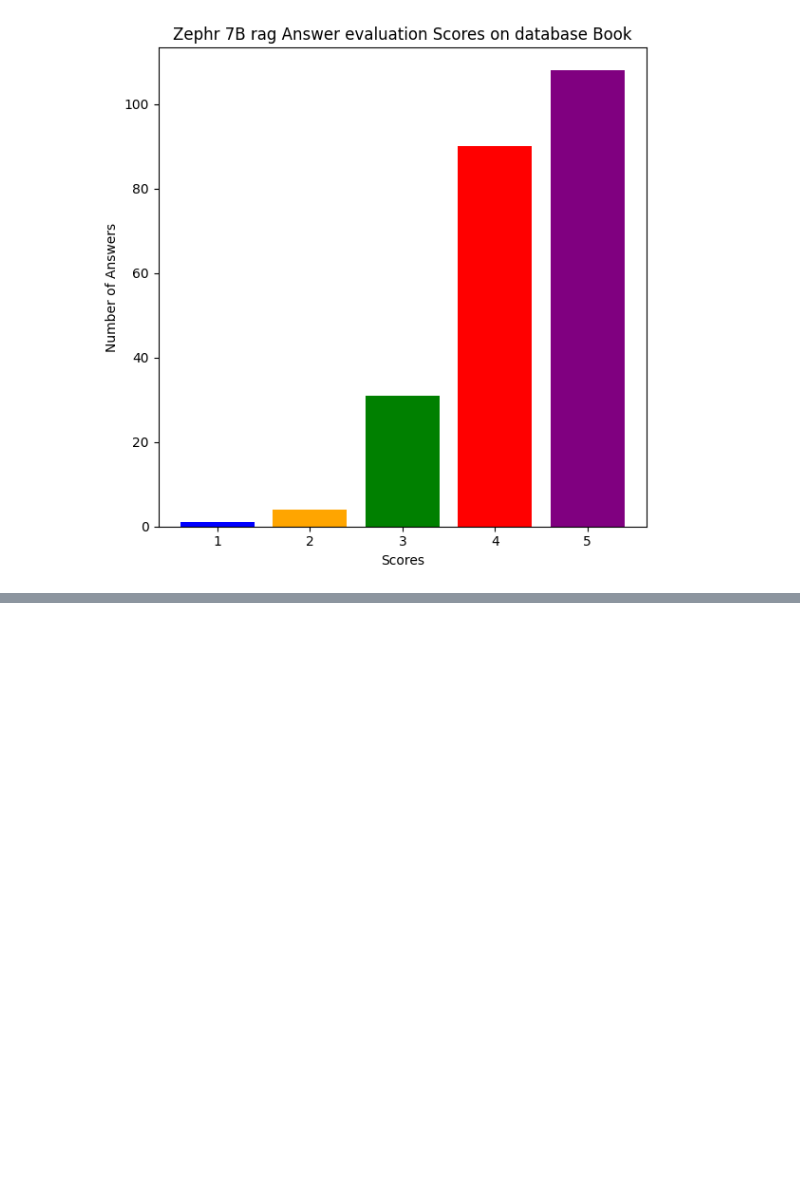
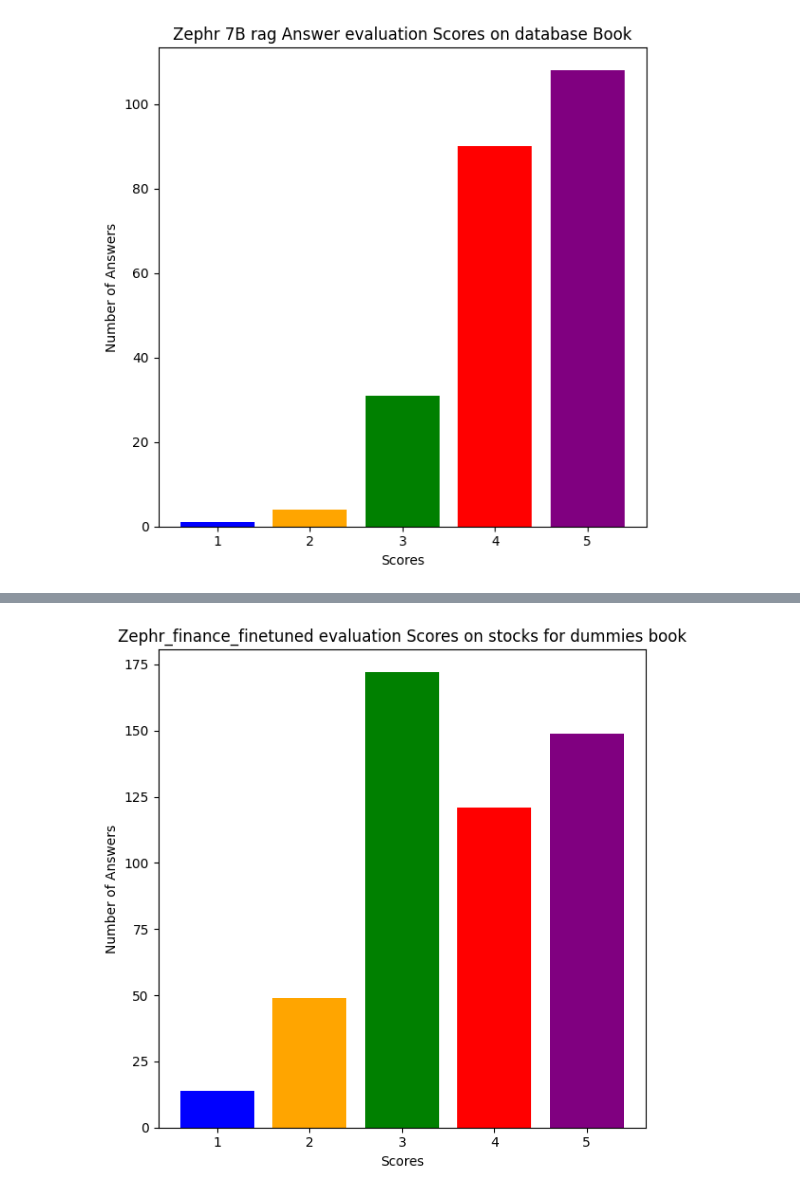
Before and after one commit to Ubaidb936/rag, a Jupyter notebook: displayEvaluationScores.ipynb, the cells around one changed output, grey strips where cells are left out. Cells and saved outputs as stored; diff of their text form; code cells hidden in the pictures; blank space fills up the shorter version.

```diff
--- a/displayEvaluationScores.ipynb
+++ b/displayEvaluationScores.ipynb
@@ -123,0 +165,41 @@ plt.show()
+# %%
+import pandas as pd
+import matplotlib.pyplot as plt
+from matplotlib.ticker import MaxNLocator
+
+# Sample DataFrame
+answer_path = "Scores/stocksQAWithZephr_FinetunedScores.csv"
+df = pd.read_csv(answer_path)
+
+# Count the frequency of values in column 'abc' and 'xyz'
+abc_counts = df['llmScore'].value_counts().sort_index()
+# xyz_counts = df['baseScore'].value_counts().sort_index()
+
+# Define colors for each bar (for both graphs)
+colors_abc = ['blue', 'orange', 'green', 'red', 'purple', 'brown']
+# colors_xyz = ['blue', 'orange', 'green', 'red', 'purple', 'brown']
+
+# Create subplots
+fig, axs = plt.subplots(1, 1, figsize=(6, 6))
+
+# Plotting the first bar graph for column 'abc'
+axs.bar(abc_counts.index, abc_counts.values, color=colors_abc)
+axs.set_xlabel('Scores')
+axs.set_ylabel('Number of Answers')
+axs.set_title('Zephr_finance_finetuned evaluation Scores on stocks for dummies book')
+axs.xaxis.set_major_locator(MaxNLocator(integer=True))  # Ensure integer ticks on x-axis
+
+# # # Plotting the second bar graph for column 'xyz'
+# axs[1].bar(xyz_counts.index, xyz_counts.values, color=colors_xyz)
+# axs[1].set_xlabel('Categories')
+# axs[1].set_ylabel('Frequency')
+# axs[1].set_title('Zephr 7B base Model evaluation Scores on Stock Investing Book')
+# axs[1].xaxis.set_major_locator(MaxNLocator(integer=True))  # Ensure integer ticks on x-axis
+
+# Adjust layout
+plt.tight_layout()
+
+# Show the plot
+plt.show()
+# %% [output]
+[figure, added]
```
Also changed, not shown: parts of 1 cell of this notebook, 8 other files.
